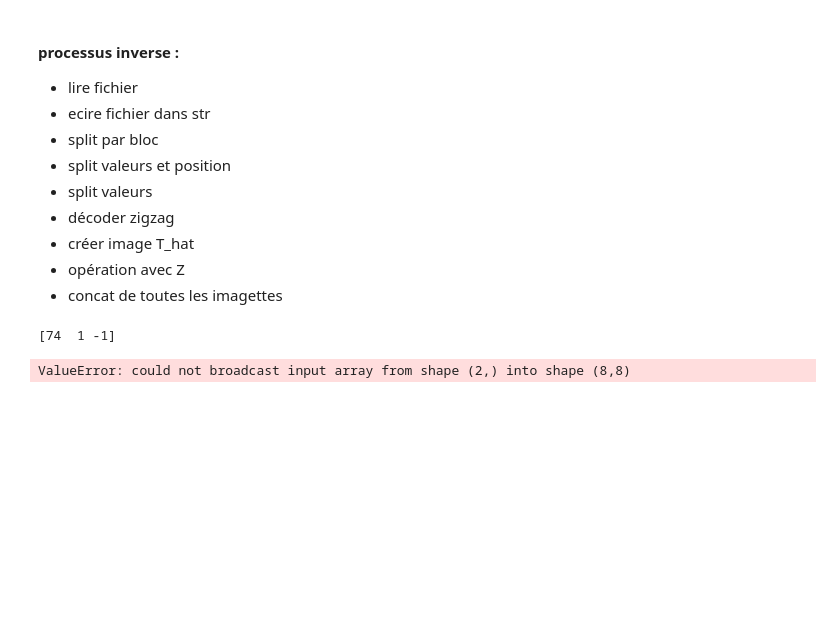
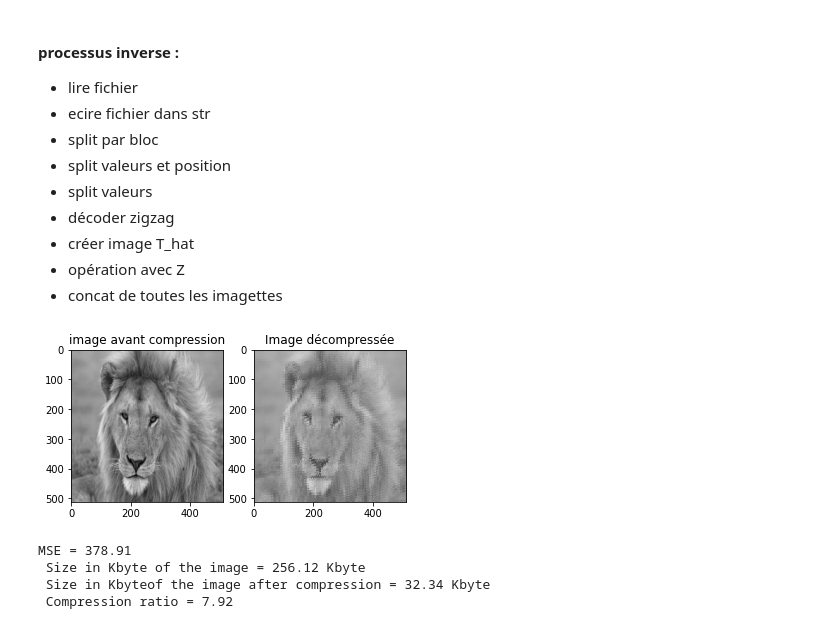
Before and after one commit to AdrienHrdz/compression, a Jupyter notebook: tp.ipynb, the cells around one changed output. Drawn from its saved outputs; the diff is of its cells as text; code cells hidden in the pictures; blank space fills up the shorter version.

```diff
--- a/tp.ipynb
+++ b/tp.ipynb
@@ -81,6 +82,7 @@ Z = [[16, 11, 10, 16, 24,  40,  51,  61],
      [24, 35, 55, 64, 81,  104, 113, 92],
      [49, 64, 78, 87, 103, 121, 120, 101],
      [72, 92, 95, 98, 112, 100, 103, 99]]
+Z = np.ones((8,8))
 Z = np.array(Z)
 T_hat = list()
 T_hat_posNonNul = list()
@@ -364,25 +366,26 @@ def reconstruction(imagette88):
 # %%
 listBlocrec = list()
 for k,bloc in enumerate(listBloc):
     values,pos = decodeBLOC(bloc)
-    print(values)
+    # print(values)
     pos = decodeCodeParPlage(pos)
     imagette = decodeZZ(values,pos)
     imagette_rec = reconstruction(imagette)
     listBlocrec.append(imagette_rec)
 Irec = np.zeros((H,W))
 k = 0
 for i in range(W//8):
     for j in range(H//8):
         Irec[i*8:(i+1)*8 , j*8:(j+1)*8] = listBlocrec[k]
         k+=1
 plt.subplot(121)
 plt.imshow(IMAGE_nb, 'gray')
 plt.title('image avant compression')
 plt.subplot(122)
 plt.imshow(Irec,'gray')
 plt.title('Image décompressée')
 plt.show()
+
+_ = cv2.imwrite('figure_06_compressed.png', Irec)
 # %% [output]
-[74  1 -1]
-ValueError: could not broadcast input array from shape (2,) into shape (8,8)
+[figure, added]
@@ -402,0 +392,17 @@ imagette88 = decodeZZ(values_tmp,pos_tmp)
+# %%
+# Mesure de la dégradation
+MSE = np.mean((Irec - IMAGE_nb)**2)
+print(f'MSE = {round(MSE, 2)}')
+
+size_init = round(sys.getsizeof(IMAGE_nb)/1024, 2)
+size_comp = round(sys.getsizeof(listBloc)/1024, 2)
+print(f' Size in Kbyte of the image = {size_init} Kbyte')
+print(f' Size in Kbyteof the image after compression = {size_comp} Kbyte')
+
+compressionRatio = sys.getsizeof(IMAGE_nb)/sys.getsizeof(listBloc)
+print(f' Compression ratio = {round(compressionRatio, 2)}')
+# %% [output]
+MSE = 378.91
+ Size in Kbyte of the image = 256.12 Kbyte
+ Size in Kbyteof the image after compression = 32.34 Kbyte
+ Compression ratio = 7.92
```
Also changed, not shown: parts of 5 cells of this notebook, 2 other files.
